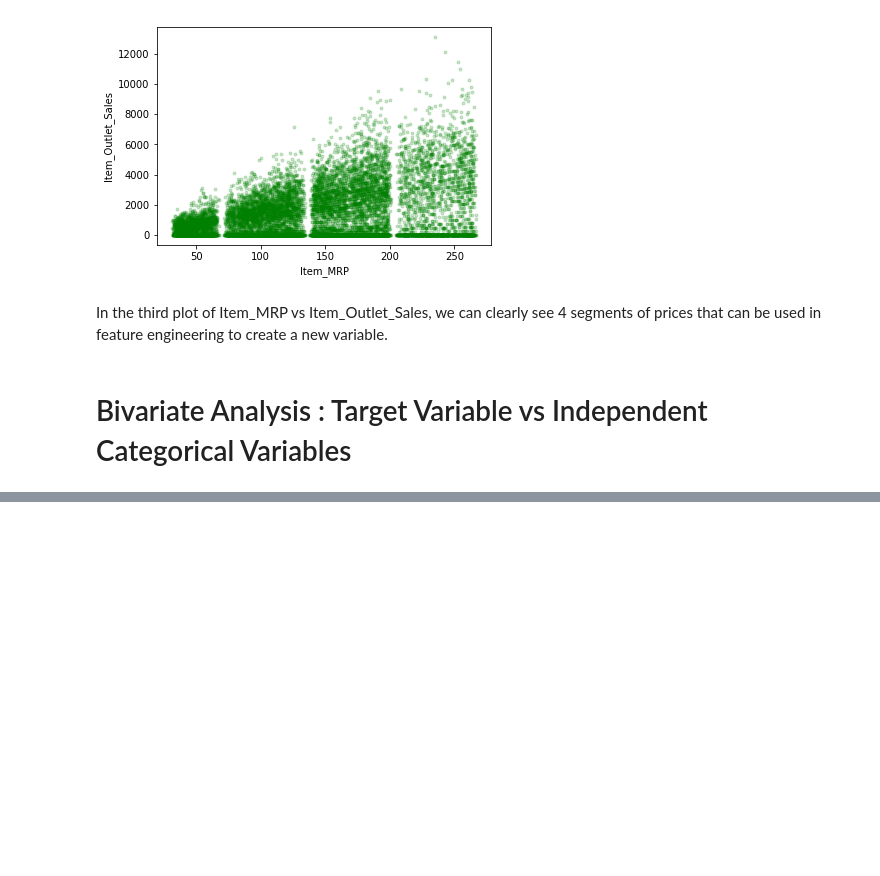
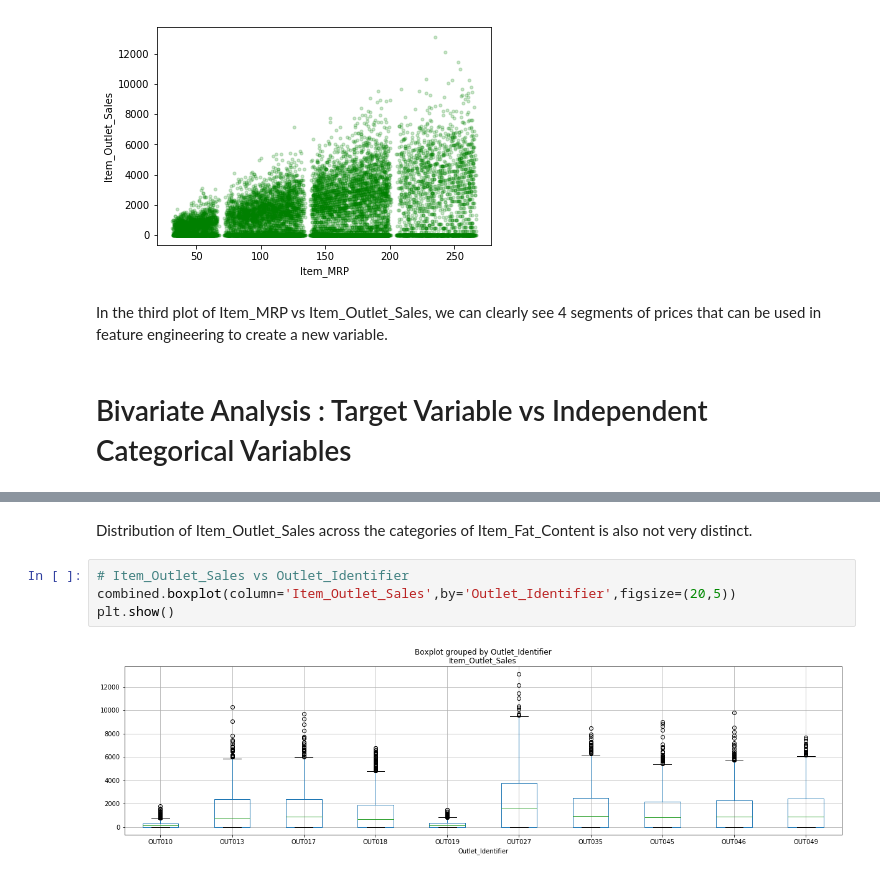
Before and after one commit to deepakmarichi/Big-Mart-Sales-Prediction, a Jupyter notebook: Sales_Prediction.ipynb, the cells around one changed output, grey strips where cells are left out. Cells and saved outputs as stored; diff of their text form; blank space fills up the shorter version.

```diff
--- a/Sales_Prediction.ipynb
+++ b/Sales_Prediction.ipynb
@@ -250,0 +287,8 @@ In the third plot of Item_MRP vs Item_Outlet_Sales, we can clearly see 4 segment
+# %% [markdown]
+Distribution of Item_Outlet_Sales across the categories of Item_Fat_Content is also not very distinct.
+# %%
+# Item_Outlet_Sales vs Outlet_Identifier
+combined.boxplot(column='Item_Outlet_Sales',by='Outlet_Identifier',figsize=(20,5))
+plt.show()
+# %% [output]
+[figure, added]
```
Also changed, not shown: parts of 14 cells of this notebook.
